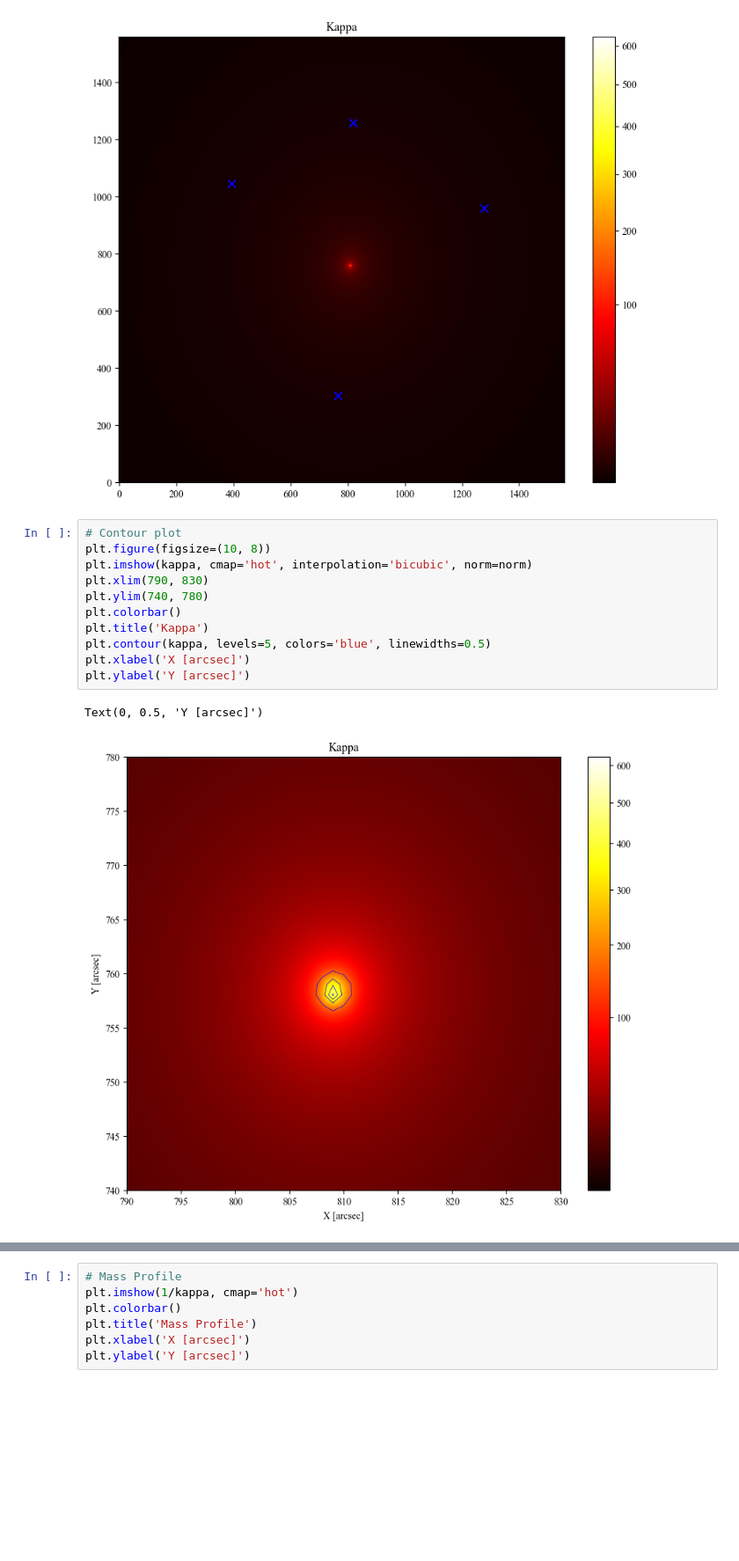
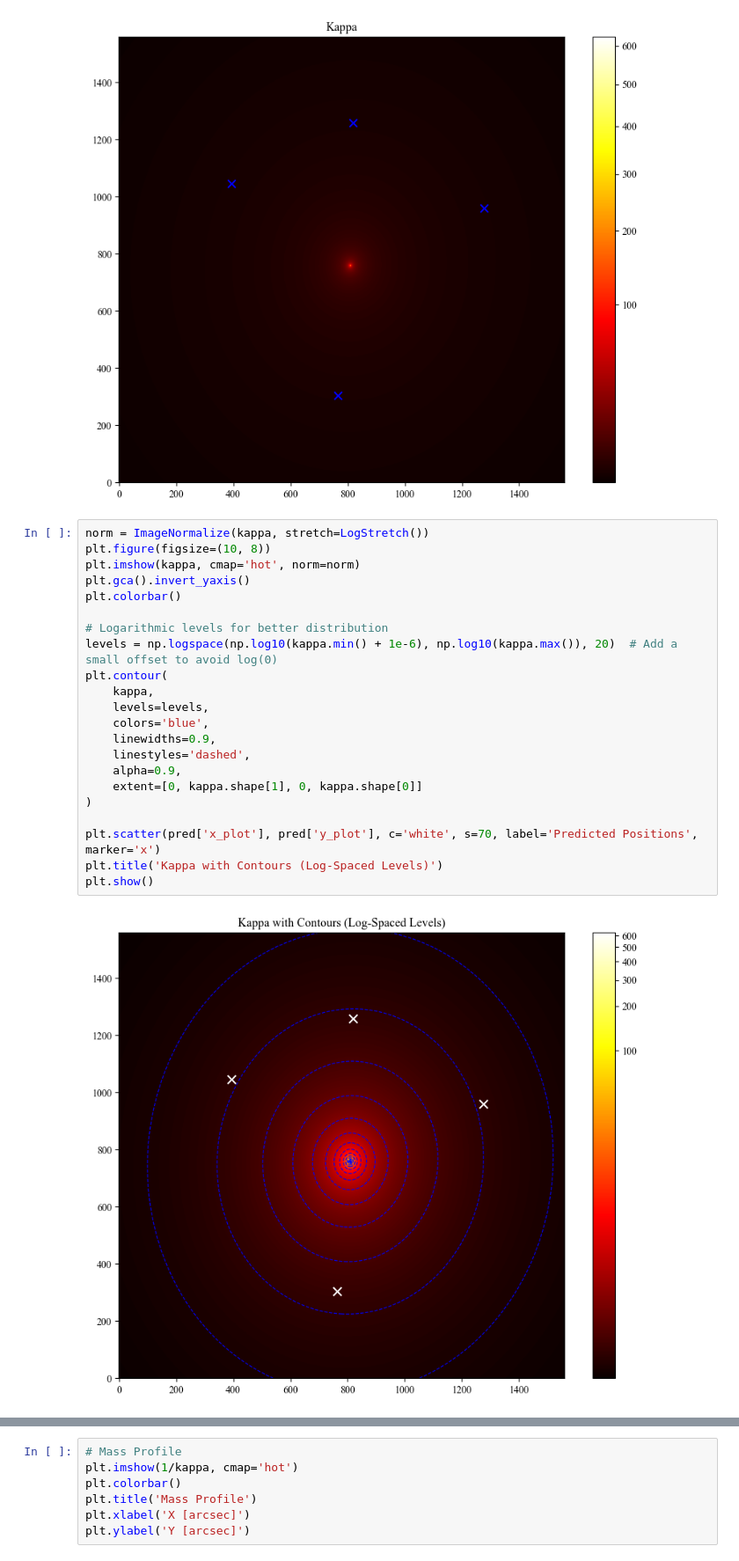
Before and after one commit to romms921/IllustrisTNG-Lens-Modelling, a Jupyter notebook: mass_profile_2.ipynb, the cells around one changed output, grey strips where cells are left out. Shown: that part at 88% size. Drawn from its saved outputs; the diff is of its cells as text; blank space fills up the shorter version.

Commit message:
added contour plot

```diff
--- a/mass_profile_2.ipynb
+++ b/mass_profile_2.ipynb
@@ -176,20 +176,30 @@ plt.title('Kappa')
 plt.show()
 # %% [output]
 [figure]
-# %%
-# Contour plot
-plt.figure(figsize=(10, 8))
-plt.imshow(kappa, cmap='hot', interpolation='bicubic', norm=norm)
-plt.xlim(790, 830)
-plt.ylim(740, 780)
-plt.colorbar()
-plt.title('Kappa')
-plt.contour(kappa, levels=5, colors='blue', linewidths=0.5)
-plt.xlabel('X [arcsec]')
-plt.ylabel('Y [arcsec]')
-# %% [output]
-Text(0, 0.5, 'Y [arcsec]')
-[figure, removed]
+# %%
+norm = ImageNormalize(kappa, stretch=LogStretch())
+plt.figure(figsize=(10, 8))
+plt.imshow(kappa, cmap='hot', norm=norm)
+plt.gca().invert_yaxis()
+plt.colorbar()
+
+# Logarithmic levels for better distribution
+levels = np.logspace(np.log10(kappa.min() + 1e-6), np.log10(kappa.max()), 20)  # Add a small offset to avoid log(0)
+plt.contour(
+    kappa,
+    levels=levels,
+    colors='blue',
+    linewidths=0.9,
+    linestyles='dashed',
+    alpha=0.9,
+    extent=[0, kappa.shape[1], 0, kappa.shape[0]]
+)
+
+plt.scatter(pred['x_plot'], pred['y_plot'], c='white', s=70, label='Predicted Positions', marker='x')
+plt.title('Kappa with Contours (Log-Spaced Levels)')
+plt.show()
+# %% [output]
+[figure, added]
 # %%
 # Radial Kappa Plot
 def radial_kappa(kappa, center, radius):
```
Also changed, not shown: parts of 1 cell of this notebook.
